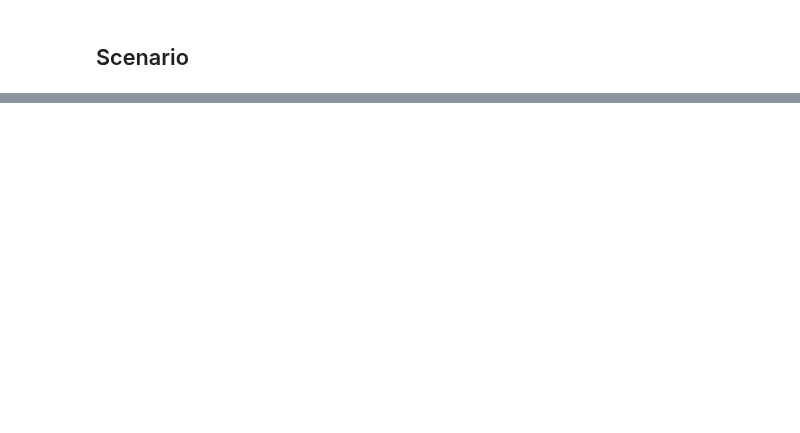
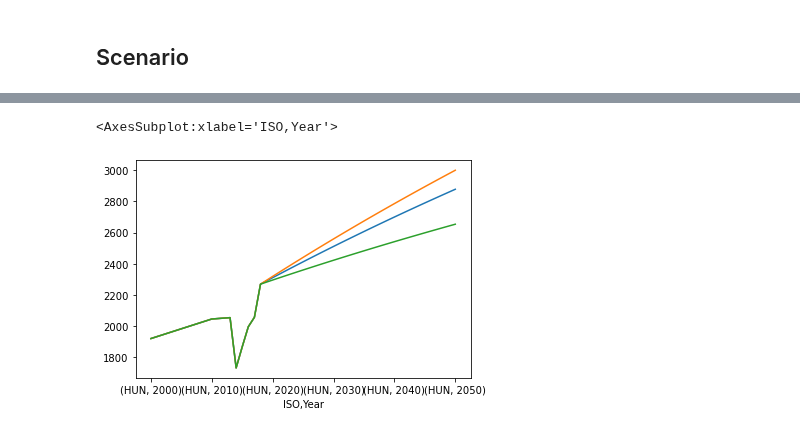
Before and after one commit to simonzabrocki/GraphModels, a Jupyter notebook: notebooks/BE2_development.ipynb, the cells around one changed output, grey strips where cells are left out. Saved outputs shown, nothing was run; the diff lists cells and outputs as text; code cells hidden in the pictures; blank space fills up the shorter version.

```diff
--- a/notebooks/BE2_development.ipynb
+++ b/notebooks/BE2_development.ipynb
@@ -51,7 +51,7 @@ def prepare_landuse_model_data():
 
 
     data_dict = {k: preprocess_dict_item(k, v) for k, v in data_dict.items()}
-
+    data_dict['CYi'] = data_dict['CYi'].replace(0, np.nan)
     return data_dict
 
 data_dict = prepare_landuse_model_data()
@@ -134,16 +134,24 @@ def run_BE2_scenario(data_dict, FDKGi_target=1, FLOi_target=1, CYi_target=1, R_r
     for variable, function in projection_dict.items():
         data_dict[variable] = function(data_dict[variable])
 
+
     results = model_dictionnary['BE2_model'].run(data_dict)
 
+    results['CL_baseline'] = pd.Series(results['CL'].loc[:, 2018].values[0], index=results['CL'].index)
+
+
+    results = model_dictionnary['BE2_model'].run(results)
+
     return results
 # %%
 %%time
 
-ISO = 'FRA'
+ISO = 'HUN'
 data_dict_filtered = {k: v.loc[ISO, 2000:] for k, v in data_dict.items()}
 
 proj_data_dict = run_BE2_projection(data_dict_filtered)
 
-res = run_BE2_scenario(proj_data_dict)
+s_1 = run_BE2_scenario(proj_data_dict, FDKGi_target=0.9, FLOi_target=0.8, CYi_target=1.1, R_rate=120)
+s_2 = run_BE2_scenario(proj_data_dict, FDKGi_target=0.5, FLOi_target=0.5, CYi_target=1.1, R_rate=120)
+s_3 = run_BE2_scenario(proj_data_dict, FDKGi_target=1.5, FLOi_target=1.5, CYi_target=1.1, R_rate=120)
 # %% [output]
@@ -151,0 +176,7 @@ Wall time: 1.47 s
+# %%
+s_1['FL_RF'].plot()
+s_2['FL_RF'].plot()
+s_3['FL_RF'].plot()
+# %% [output]
+<AxesSubplot:xlabel='ISO,Year'>
+[figure, added]
```
Also changed, not shown: parts of 3 cells of this notebook.
